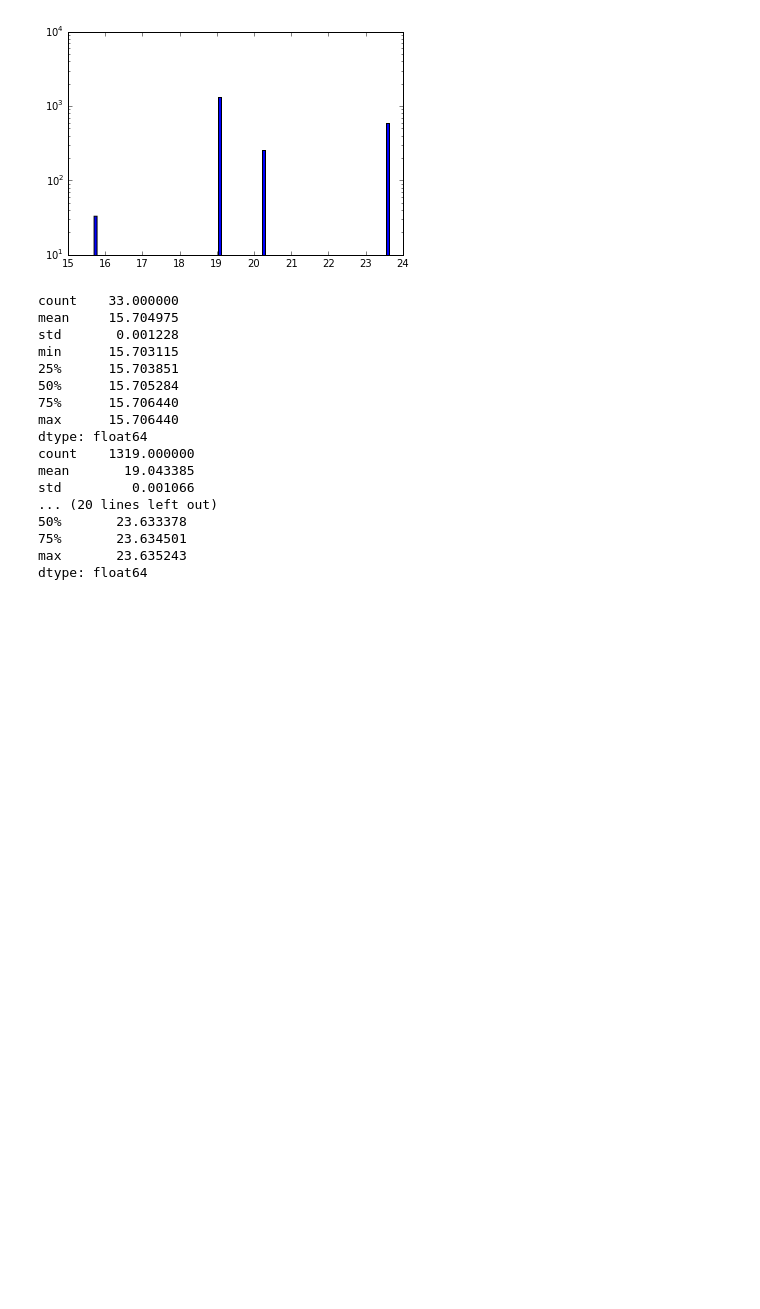
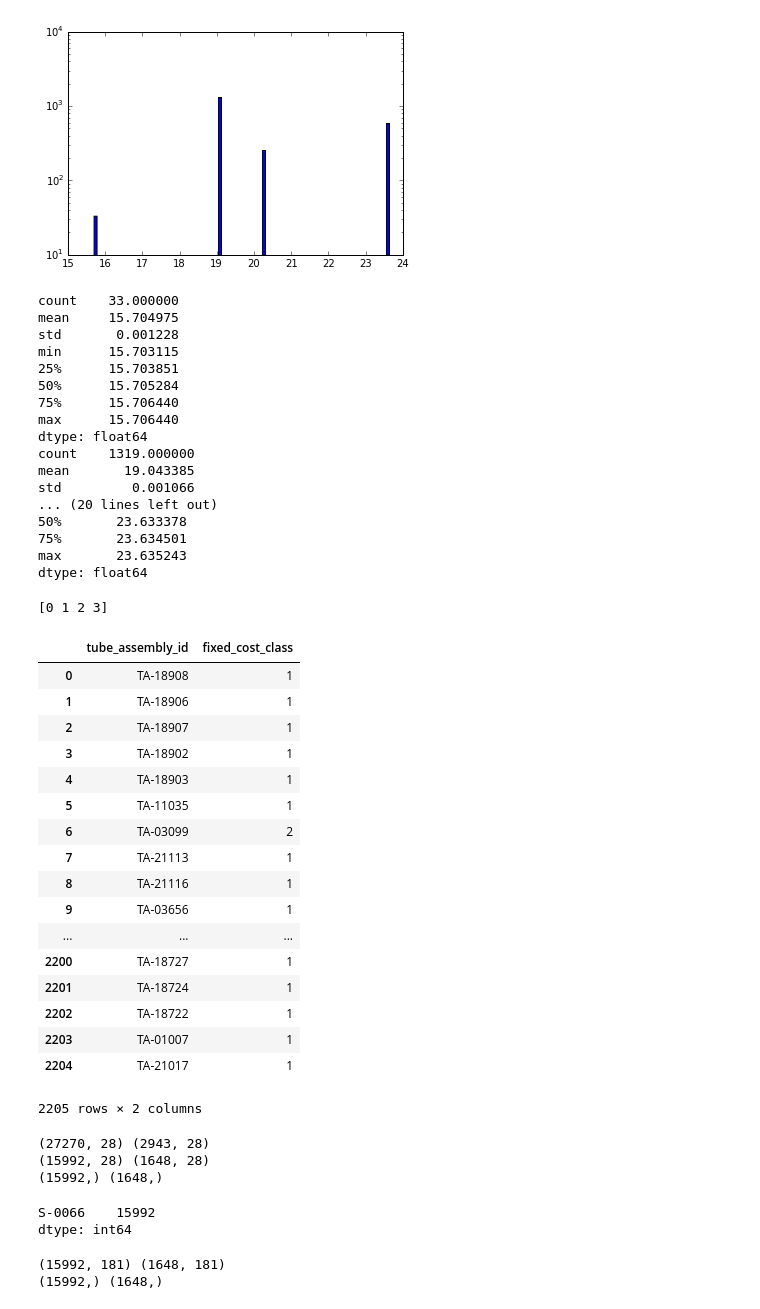
Before and after one commit to cberzan/kaggle-caterpillar, a Jupyter notebook: caterpillar-tube-pricing/bracket_pricing.ipynb, the cells around one changed output. Drawn from its saved outputs; the diff is of its cells as text; code cells hidden in the pictures; blank space fills up the shorter version.

Commit message:
trying to classify taids into fixed_cost_class (for well-behaved brackets)

```diff
--- a/caterpillar-tube-pricing/bracket_pricing.ipynb
+++ b/caterpillar-tube-pricing/bracket_pricing.ipynb
@@ -382,3 +383,78 @@ std         0.001066
 75%       23.634501
 max       23.635243
 dtype: float64
+# %%
+taid_fc = pd.DataFrame({'tube_assembly_id': taids, 'fixed_cost': fixed_costs})
+fc_vals = [15.704975, 19.043385, 20.295284, 23.633726]
+fc_class = -1 * np.ones(len(taid_fc), dtype=np.int)
+for i, fc_val in enumerate(fc_vals):
+    indices = np.abs(taid_fc.fixed_cost.values - fc_val) < 0.1
+    fc_class[indices] = i
+print np.unique(fc_class)
+assert np.all(np.unique(fc_class) == [0, 1, 2, 3])
+taid_fc['fixed_cost_class'] = fc_class
+taid_fc.pop('fixed_cost')
+taid_fc.to_csv('taid_fc.csv', index=False)
+taid_fc
+# %% [output]
+[0 1 2 3]
+|  | tube_assembly_id | fixed_cost_class |
+| 0 | TA-18908 | 1 |
+| 1 | TA-18906 | 1 |
+| 2 | TA-18907 | 1 |
+| 3 | TA-18902 | 1 |
+| 4 | TA-18903 | 1 |
+| 5 | TA-11035 | 1 |
+| 6 | TA-03099 | 2 |
+| 7 | TA-21113 | 1 |
+| 8 | TA-21116 | 1 |
+| 9 | TA-03656 | 1 |
+| ... | ... | ... |
+| 2200 | TA-18727 | 1 |
+| 2201 | TA-18724 | 1 |
+| 2202 | TA-18722 | 1 |
+| 2203 | TA-01007 | 1 |
+| 2204 | TA-21017 | 1 |
+2205 rows × 2 columns
+# %%
+X_train_bra = X_train[X_train.bracketing_pattern == brapa]
+X_train_bra.reset_index(drop=True, inplace=True)
+# X_train_bra.pop('bracketing_pattern')  # leaving it in because featurizer expects it (all-ones feature)
+X_test_bra = X_test[X_test.bracketing_pattern == brapa]
+X_test_bra.reset_index(drop=True, inplace=True)
+# X_test_bra.pop('bracketing_pattern')
+
+X_train_bra = X_train_bra.merge(taid_fc, on='tube_assembly_id')
+y_train_bra = X_train_bra.pop('fixed_cost_class')
+X_test_bra = X_test_bra.merge(taid_fc, on='tube_assembly_id')
+y_test_bra = X_test_bra.pop('fixed_cost_class')
+
+print X_train.shape, X_test.shape
+print X_train_bra.shape, X_test_bra.shape
+print y_train_bra.shape, y_test_bra.shape
+# %% [output]
+(27270, 28) (2943, 28)
+(15992, 28) (1648, 28)
+(15992,) (1648,)
+# %%
+X_train_bra.supplier.value_counts()
+# %% [output]
+S-0066    15992
+dtype: int64
+# %%
+from soln.dataset import AllCategoricalsFeaturizer
+featurizer = AllCategoricalsFeaturizer()
+featurizer.fit(X_train_bra)
+X_train_bra_feats = featurizer.transform(X_train_bra)
+X_test_bra_feats = featurizer.transform(X_test_bra)
+
+X_train_bra_np = X_train_bra_feats.astype(np.float).values
+X_test_bra_np = X_test_bra_feats.astype(np.float).values
+y_train_bra_np = y_train_bra.values
+y_test_bra_np = y_test_bra.values
+
+print X_train_bra_np.shape, X_test_bra_np.shape
+print y_train_bra_np.shape, y_test_bra_np.shape
+# %% [output]
+(15992, 181) (1648, 181)
+(15992,) (1648,)
```
Also changed, not shown: parts of 3 cells of this notebook.
